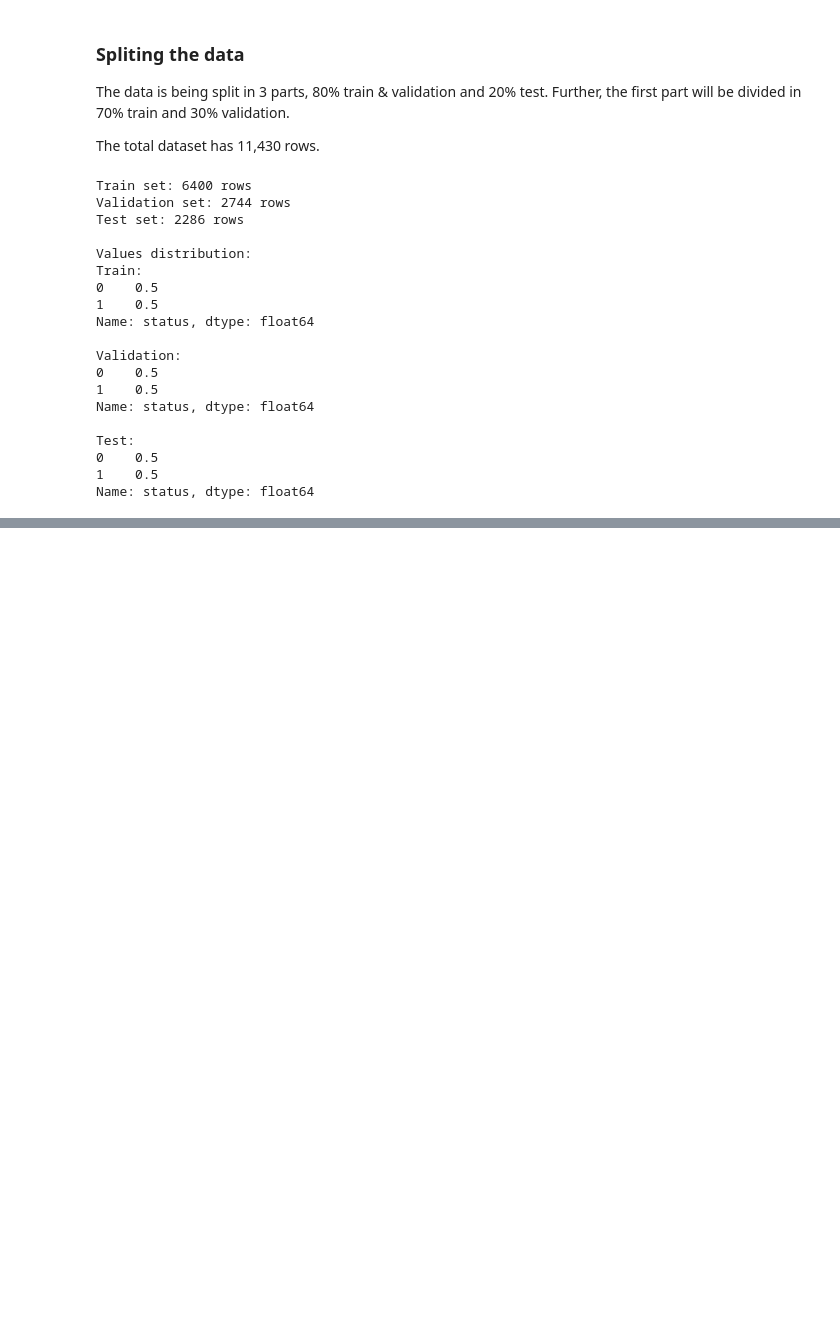
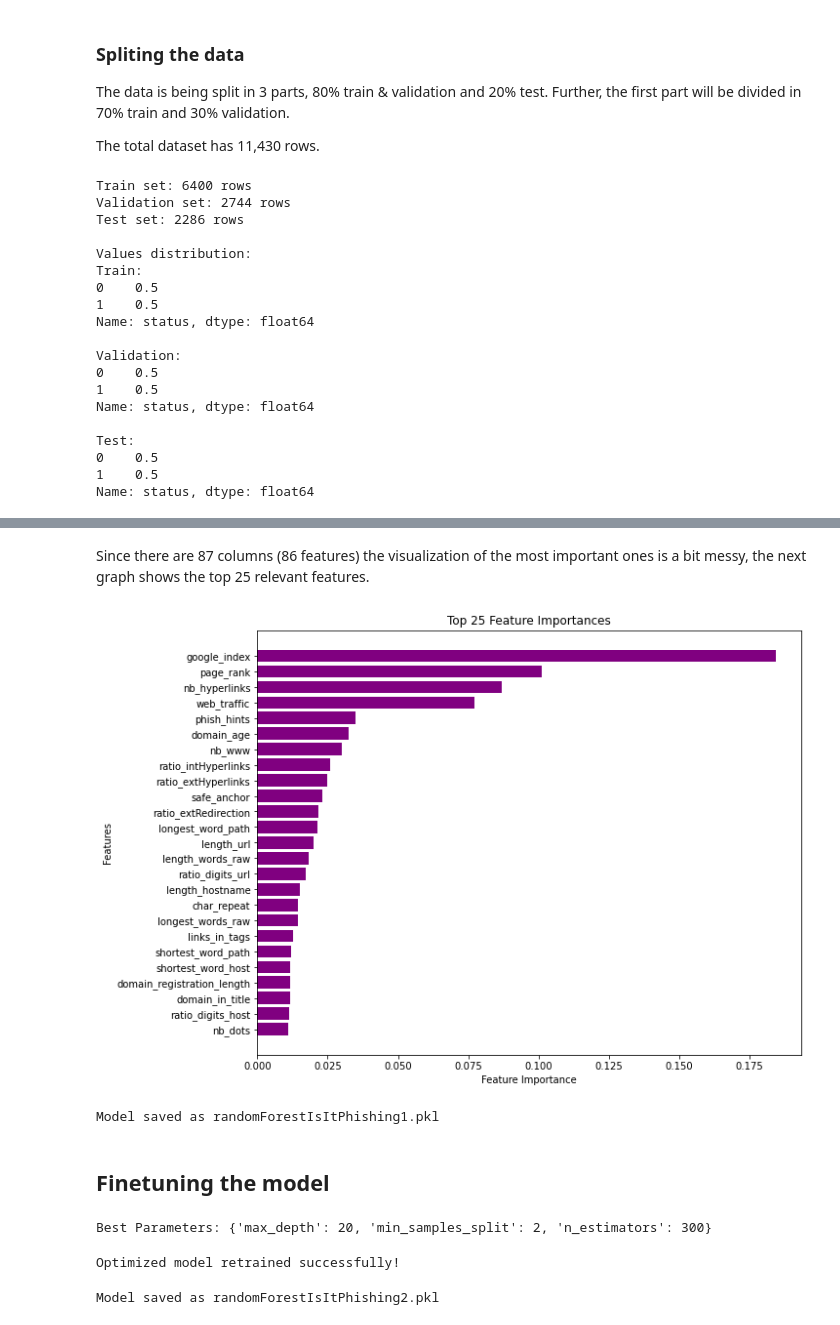
Before and after one commit to marielsgtzz/IsItPhishing, a Jupyter notebook: isItPhishing.ipynb, the cells around one changed output, grey strips where cells are left out. Saved outputs shown, nothing was run; the diff lists cells and outputs as text; code cells hidden in the pictures; blank space fills up the shorter version.

```diff
--- a/isItPhishing.ipynb
+++ b/isItPhishing.ipynb
@@ -110,0 +202,75 @@ Name: status, dtype: float64
+# %% [markdown]
+Since there are 87 columns (86 features) the visualization of the most important ones is a bit messy, the next graph shows the top 25 relevant features.
+# %%
+import numpy as np
+
+# Sort feature importances in descending order
+sortedIndices = np.argsort(featureImportances)[::-1]
+topN = 25
+
+topFeatures = xTrain.columns[sortedIndices[:topN]]
+topImportances = featureImportances[sortedIndices[:topN]]
+
+# Plot the top N feature importances
+plt.figure(figsize=(10, 8))
+plt.barh(topFeatures, topImportances, color='purple')
+plt.xlabel("Feature Importance")
+plt.ylabel("Features")
+plt.title(f"Top {topN} Feature Importances")
+plt.gca().invert_yaxis()
+plt.show()
+# %% [output]
+[figure, added]
+# %%
+import joblib
+
+# Saves the model
+joblib.dump(rfModel, "randomForestIsItPhishing1.pkl")
+
+print("Model saved as randomForestIsItPhishing1.pkl")
+# %% [output]
+Model saved as randomForestIsItPhishing1.pkl
+# %% [markdown]
+## Finetuning the model
+# %%
+from sklearn.model_selection import GridSearchCV
+
+paramGrid = {
+    'n_estimators': [100, 200, 300],
+    'max_depth': [None, 10, 20],
+    'min_samples_split': [2, 5, 10]
+}
+
+# Perform Grid Search
+gridSearch = GridSearchCV(estimator=rfModel, param_grid=paramGrid, cv=3, scoring='roc_auc')
+gridSearch.fit(xTrain, yTrain)
+
+# Best parameters and model
+print("Best Parameters:", gridSearch.best_params_)
+optimizedModel = gridSearch.best_estimator_
+
+# ESTA PARTE FUE LA MAS TARDADA DE CORRER (APROX. 1min16s)
+# %% [output]
+Best Parameters: {'max_depth': 20, 'min_samples_split': 2, 'n_estimators': 300}
+# %%
+# Retrain the model with the best parameters
+bestRfModel = RandomForestClassifier(
+    n_estimators=300,
+    max_depth=None,
+    min_samples_split=2,
+    random_state=453890,
+)
+
+# Train the optimized model
+bestRfModel.fit(xTrain, yTrain)
+
+print("Optimized model retrained successfully!")
+# %% [output]
+Optimized model retrained successfully!
+# %%
+# Saves the model
+joblib.dump(bestRfModel, "randomForestIsItPhishing2.pkl")
+
+print("Model saved as randomForestIsItPhishing2.pkl")
+# %% [output]
+Model saved as randomForestIsItPhishing2.pkl
```
Also changed, not shown: parts of 11 cells of this notebook, 2 other files.
